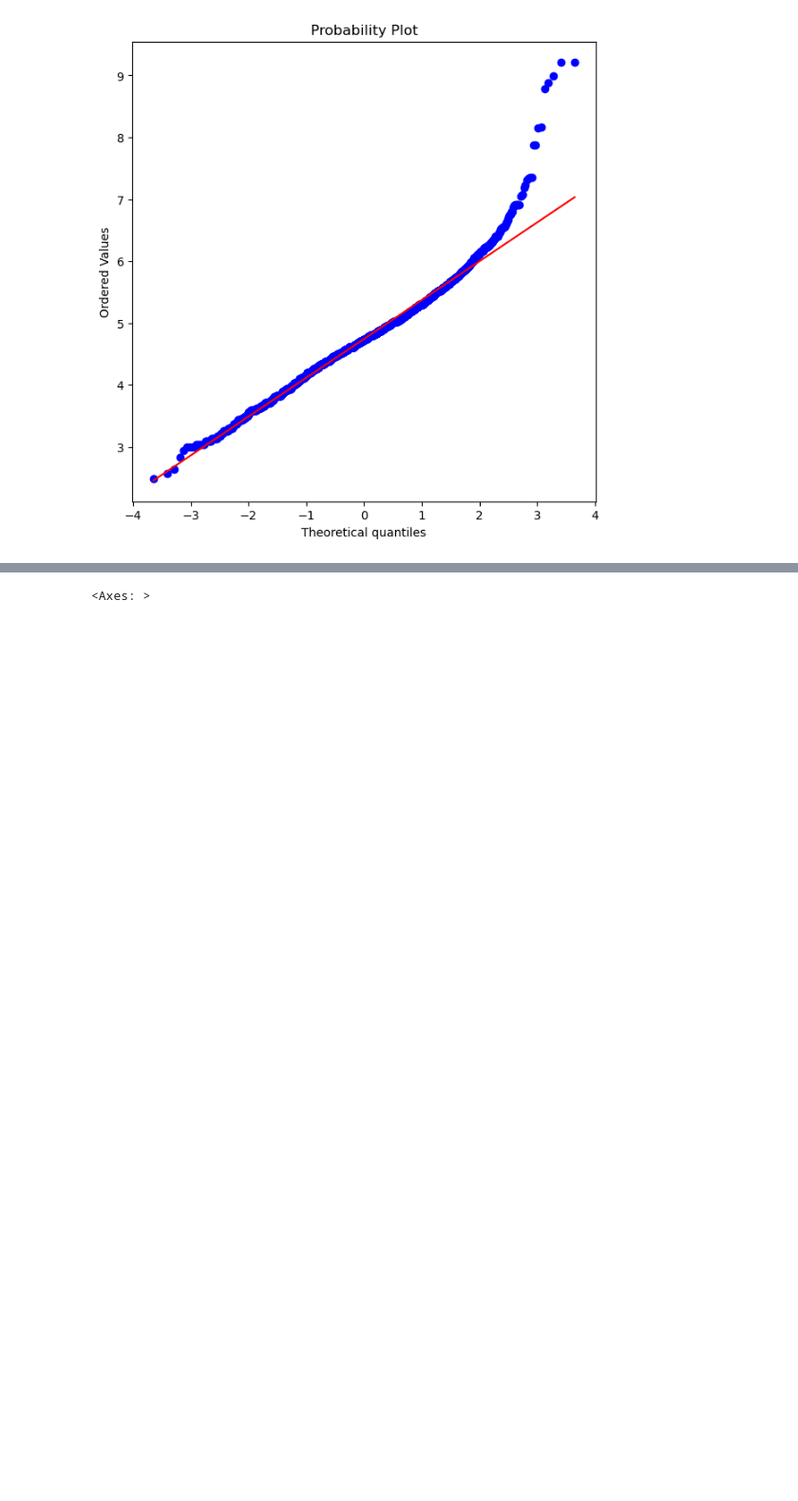
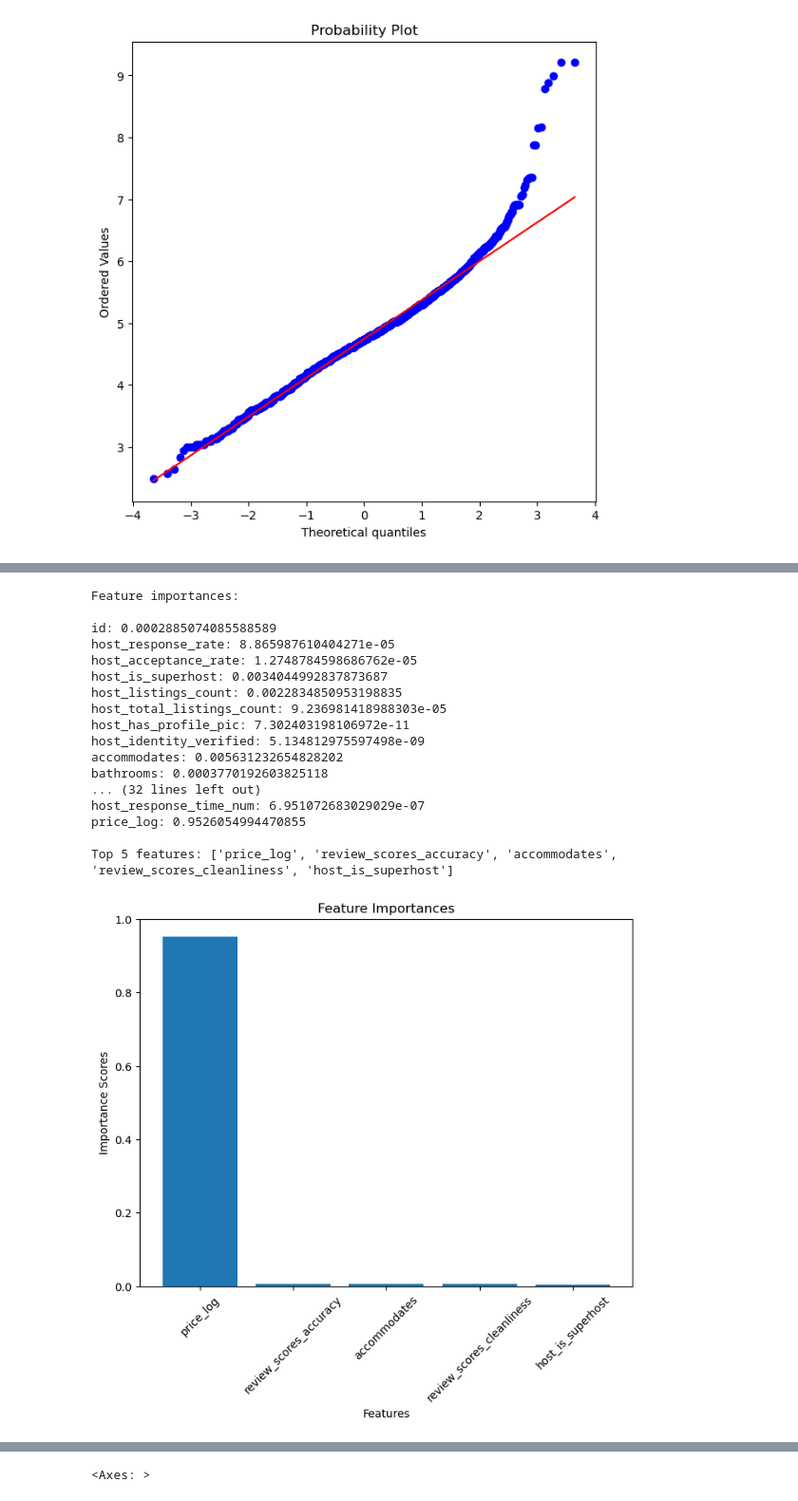
Before and after one commit to Arnesh997/FDS-Airbnb, a Jupyter notebook: abhay-3.ipynb, the cells around one changed output, grey strips where cells are left out. Shown at 95% size. Drawn from its saved outputs; the diff is of its cells as text; code cells hidden in the pictures; blank space fills up the shorter version.

Commit message:
Models

```diff
--- a/abhay-3.ipynb
+++ b/abhay-3.ipynb
@@ -203,7 +206,7 @@ plt.show()
 # %% [output]
 [figure]
 # %%
-columns = ['name', 'host_response_time', 'neighbourhood_cleansed','amenities', ]
+columns = ['name', 'host_response_time', 'neighbourhood_cleansed','amenities','host_id', ]
 quality_df.drop(columns=columns, inplace=True)
 quality_df.info()
 # %% [output]
@@ -244,0 +245,52 @@ TypeError: residplot() takes from 0 to 1 positional arguments but 2 positional a
+# %%
+# Random Forest Prediction Feature
+X_train, X_test, y_train, y_test = train_test_split(
+quality_df.drop(columns=['price']), quality_df['price'], test_size=0.3, random_state=42)
+
+# Create an instance of the RandomForestRegressor class
+rf_reg = RandomForestRegressor(random_state=42)
+
+# Train the model on the training set
+rf_reg.fit(X_train, y_train)
+
+# Get the feature importances
+feature_importances = rf_reg.feature_importances_
+
+# Print the feature importances
+print("Feature importances:\n")
+for feature, importance in zip(X_train.columns, feature_importances):
+    print(f"{feature}: {importance}")
+
+# Select the top k features with the highest importance scores
+k = 5
+top_k_features = X_train.columns[np.argsort(feature_importances)[::-1][:k]]
+print(f"\nTop {k} features: {list(top_k_features)}")
+
+
+# Plot the feature importances for the top k features
+plt.figure(figsize=(8, 6))
+plt.bar(top_k_features, feature_importances[np.argsort(feature_importances)[::-1][:k]])
+plt.xticks(rotation=45)
+plt.xlabel('Features')
+plt.ylabel('Importance Scores')
+plt.title('Feature Importances')
+plt.show()
+# %% [output]
+Feature importances:
+
+id: 0.0002885074085588589
+host_response_rate: 8.865987610404271e-05
+host_acceptance_rate: 1.2748784598686762e-05
+host_is_superhost: 0.0034044992837873687
+host_listings_count: 0.0022834850953198835
+host_total_listings_count: 9.236981418988303e-05
+host_has_profile_pic: 7.302403198106972e-11
+host_identity_verified: 5.134812975597498e-09
+accommodates: 0.005631232654828202
+bathrooms: 0.0003770192603825118
+... (32 lines left out)
+host_response_time_num: 6.951072683029029e-07
+price_log: 0.9526054994470855
+
+Top 5 features: ['price_log', 'review_scores_accuracy', 'accommodates', 'review_scores_cleanliness', 'host_is_superhost']
+[figure, added]
```
Also changed, not shown: parts of 10 cells of this notebook, 1 other file.
